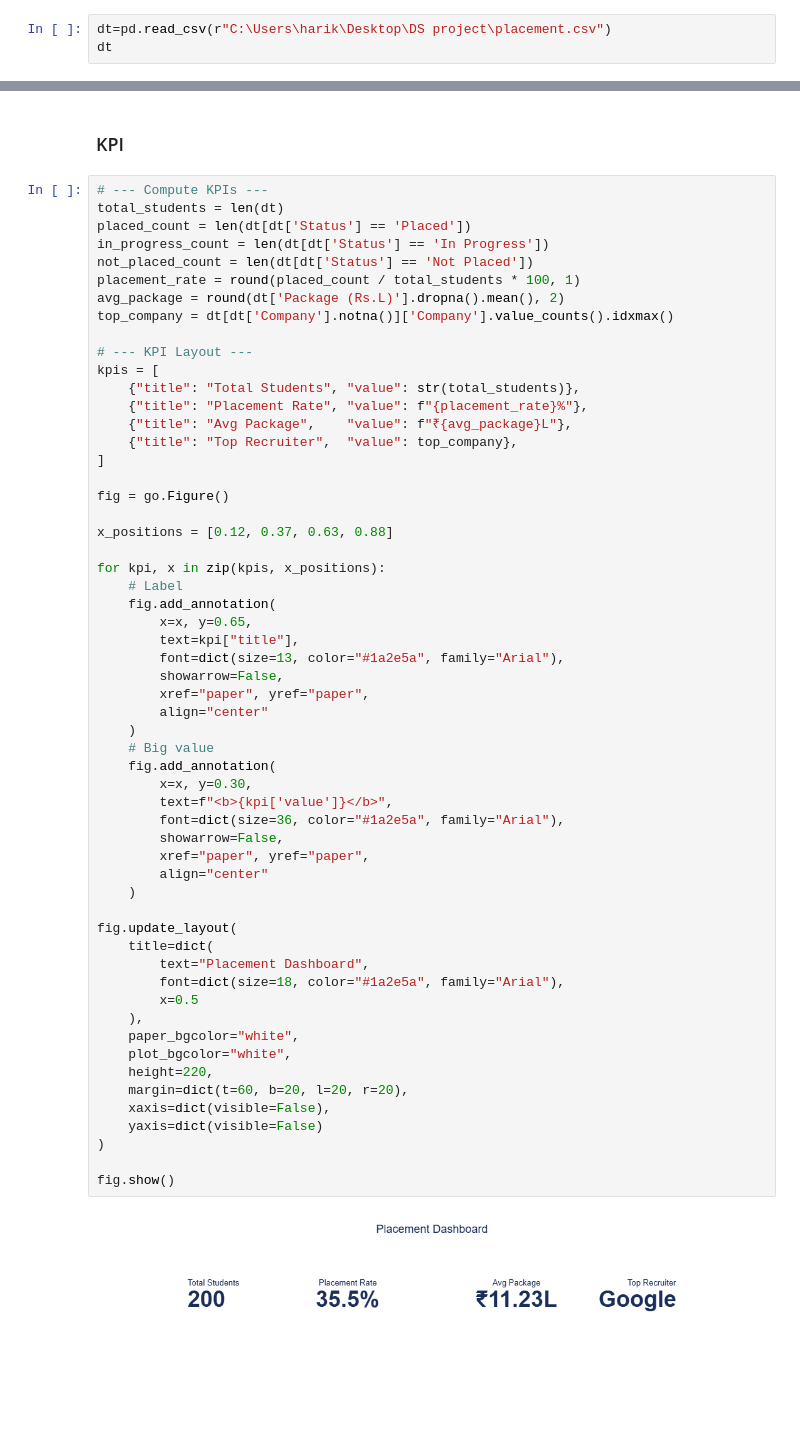
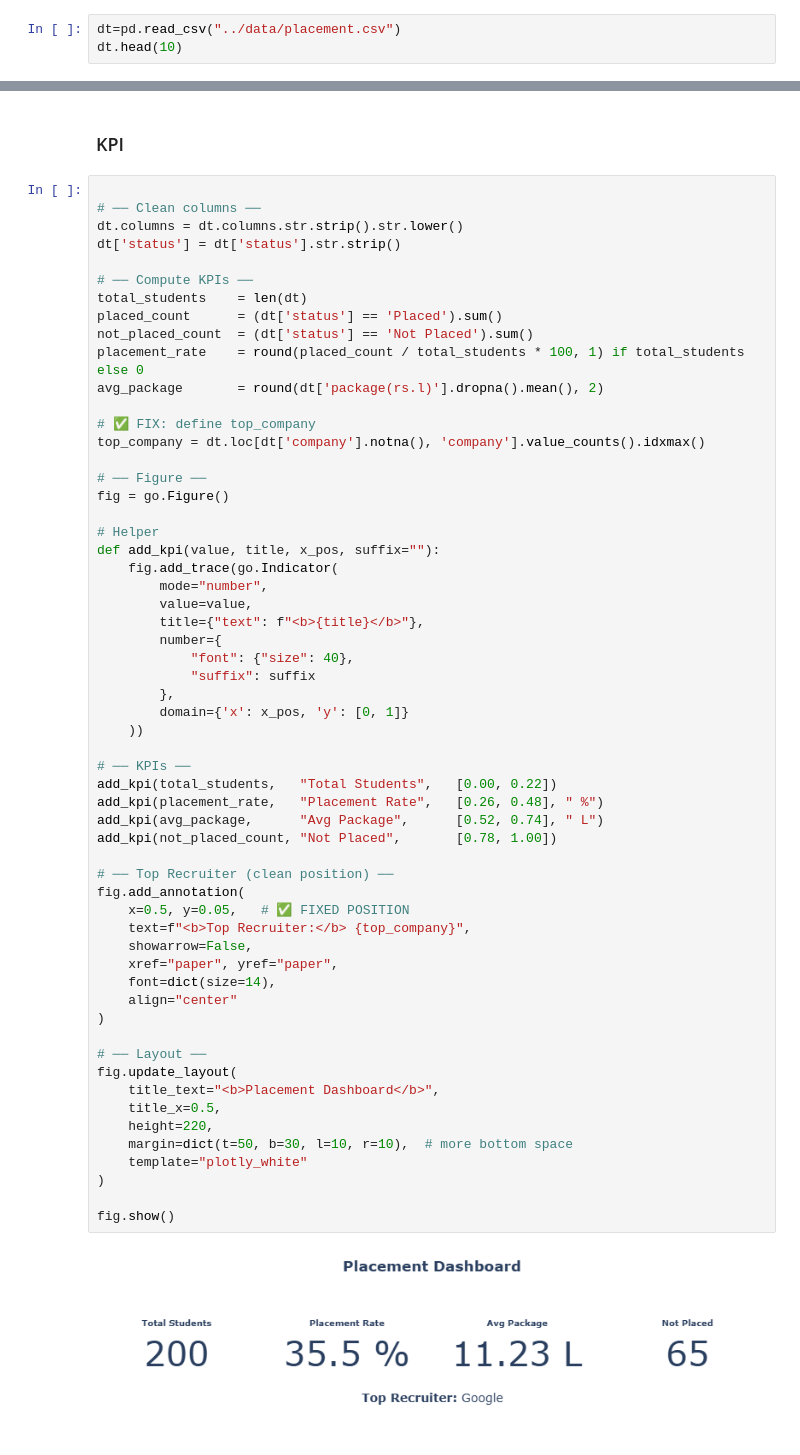
Before and after one commit to AnwarsaeedMM/cybersquare-project, a Jupyter notebook: Notebook/PLACEMENT.ipynb, the cells around one changed output, grey strips where cells are left out. Cells and saved outputs as stored; diff of their text form; blank space fills up the shorter version.

```diff
--- a/Notebook/PLACEMENT.ipynb
+++ b/Notebook/PLACEMENT.ipynb
@@ -8,6 +8,6 @@ import seaborn as sns
 import plotly.express as px
 import plotly.graph_objects as go
 # %%
-dt=pd.read_csv(r"C:\Users\harik\Desktop\DS project\placement.csv")
-dt
+dt=pd.read_csv("../data/placement.csv")
+dt.head(10)
 # %% [output]
@@ -27,64 +25,65 @@ dt
 # %% [markdown]
 ### KPI
 # %%
-# --- Compute KPIs ---
-total_students = len(dt)
-placed_count = len(dt[dt['Status'] == 'Placed'])
-in_progress_count = len(dt[dt['Status'] == 'In Progress'])
-not_placed_count = len(dt[dt['Status'] == 'Not Placed'])
-placement_rate = round(placed_count / total_students * 100, 1)
-avg_package = round(dt['Package (Rs.L)'].dropna().mean(), 2)
-top_company = dt[dt['Company'].notna()]['Company'].value_counts().idxmax()
 
-# --- KPI Layout ---
-kpis = [
-    {"title": "Total Students", "value": str(total_students)},
-    {"title": "Placement Rate", "value": f"{placement_rate}%"},
-    {"title": "Avg Package",    "value": f"₹{avg_package}L"},
-    {"title": "Top Recruiter",  "value": top_company},
-]
+# ── Clean columns ──
+dt.columns = dt.columns.str.strip().str.lower()
+dt['status'] = dt['status'].str.strip()
 
+# ── Compute KPIs ──
+total_students    = len(dt)
+placed_count      = (dt['status'] == 'Placed').sum()
+not_placed_count  = (dt['status'] == 'Not Placed').sum()
+placement_rate    = round(placed_count / total_students * 100, 1) if total_students else 0
+avg_package       = round(dt['package(rs.l)'].dropna().mean(), 2)
+
+# ✅ FIX: define top_company
+top_company = dt.loc[dt['company'].notna(), 'company'].value_counts().idxmax()
+
+# ── Figure ──
 fig = go.Figure()
 
-x_positions = [0.12, 0.37, 0.63, 0.88]
+# Helper
+def add_kpi(value, title, x_pos, suffix=""):
+    fig.add_trace(go.Indicator(
+        mode="number",
+        value=value,
+        title={"text": f"<b>{title}</b>"},
+        number={
+            "font": {"size": 40},
+            "suffix": suffix
+        },
+        domain={'x': x_pos, 'y': [0, 1]}
+    ))
 
-for kpi, x in zip(kpis, x_positions):
-    # Label
-    fig.add_annotation(
-        x=x, y=0.65,
-        text=kpi["title"],
-        font=dict(size=13, color="#1a2e5a", family="Arial"),
-        showarrow=False,
-        xref="paper", yref="paper",
-        align="center"
-    )
-    # Big value
-    fig.add_annotation(
-        x=x, y=0.30,
-        text=f"<b>{kpi['value']}</b>",
-        font=dict(size=36, color="#1a2e5a", family="Arial"),
-        showarrow=False,
-        xref="paper", yref="paper",
-        align="center"
-    )
+# ── KPIs ──
+add_kpi(total_students,   "Total Students",   [0.00, 0.22])
+add_kpi(placement_rate,   "Placement Rate",   [0.26, 0.48], " %")
+add_kpi(avg_package,      "Avg Package",      [0.52, 0.74], " L")
+add_kpi(not_placed_count, "Not Placed",       [0.78, 1.00])
 
+# ── Top Recruiter (clean position) ──
+fig.add_annotation(
+    x=0.5, y=0.05,   # ✅ FIXED POSITION
+    text=f"<b>Top Recruiter:</b> {top_company}",
+    showarrow=False,
+    xref="paper", yref="paper",
+    font=dict(size=14),
+    align="center"
+)
+
+# ── Layout ──
 fig.update_layout(
-    title=dict(
-        text="Placement Dashboard",
-        font=dict(size=18, color="#1a2e5a", family="Arial"),
-        x=0.5
-    ),
-    paper_bgcolor="white",
-    plot_bgcolor="white",
+    title_text="<b>Placement Dashboard</b>",
+    title_x=0.5,
     height=220,
-    margin=dict(t=60, b=20, l=20, r=20),
-    xaxis=dict(visible=False),
-    yaxis=dict(visible=False)
+    margin=dict(t=50, b=30, l=10, r=10),  # more bottom space
+    template="plotly_white"
 )
 
 fig.show()
 # %% [output]
-[figure, old version]
+[figure, new version]
 # %%
 avg_pkg = dt[dt['Package (Rs.L)'].notna()].groupby('Course')['Package (Rs.L)'].mean().reset_index()
 fig = px.area(avg_pkg, x='Course', y='Package (Rs.L)', title='Avg Package by Course (Area)', markers=True)
```
Also changed, not shown: parts of 9 cells of this notebook, 14 other files.
